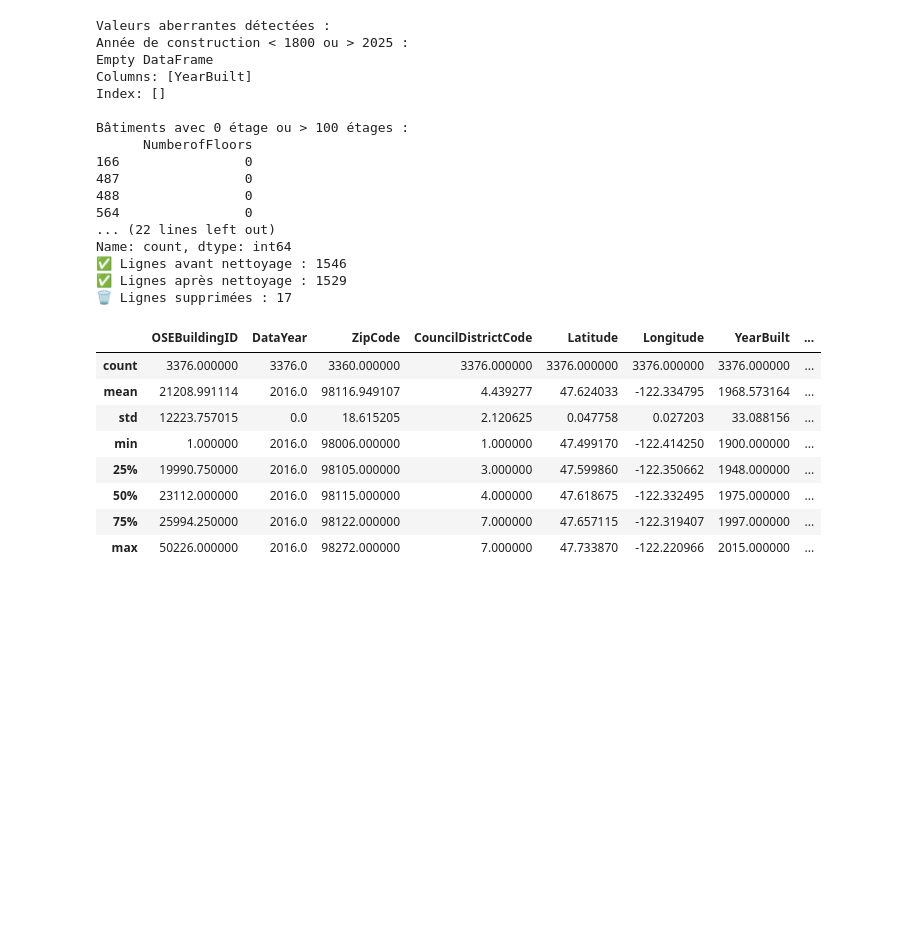
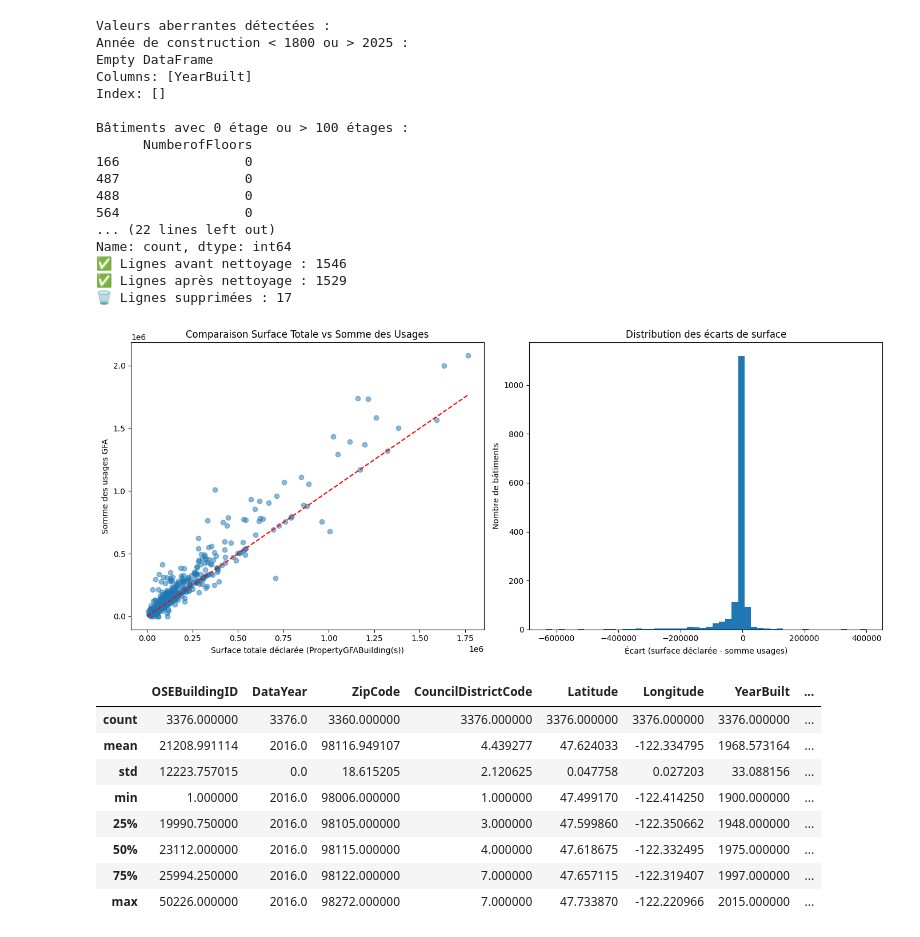
Before and after one commit to JodyGs/p3-besoins-batiments, a Jupyter notebook: P3_template_modelistation_supervisee_data_scientist (1).ipynb, the cells around one changed output. Drawn from its saved outputs; the diff is of its cells as text; code cells hidden in the pictures; blank space fills up the shorter version.

Commit message:
comparison of different surfaces

```diff
--- a/P3_template_modelistation_supervisee_data_scientist (1).ipynb
+++ b/P3_template_modelistation_supervisee_data_scientist (1).ipynb
@@ -194,6 +194,46 @@ Name: count, dtype: int64
 ✅ Lignes avant nettoyage : 1546
 ✅ Lignes après nettoyage : 1529
 🗑️ Lignes supprimées : 17
+# %%
+cols_to_check = [
+    'PropertyGFABuilding(s)',
+    'LargestPropertyUseTypeGFA',
+    'SecondLargestPropertyUseTypeGFA',
+    'ThirdLargestPropertyUseTypeGFA'
+]
+
+# 3️⃣ Extraire les colonnes concernées
+df_use = building_consumption[cols_to_check].copy()
+
+# 4️⃣ Calcul de la somme des usages déclarés (en remplaçant les NaN par 0)
+df_use['Somme_GFAs'] = df_use[
+    ['LargestPropertyUseTypeGFA', 'SecondLargestPropertyUseTypeGFA', 'ThirdLargestPropertyUseTypeGFA']
+].fillna(0).sum(axis=1)
+
+# 5️⃣ Calcul de l'écart entre surface déclarée et somme des usages
+df_use['Ecart'] = df_use['PropertyGFABuilding(s)'] - df_use['Somme_GFAs']
+
+# 6️⃣ Affichage des graphes
+fig, axes = plt.subplots(1, 2, figsize=(14, 6))
+
+# ➤ Scatter plot : Surface déclarée vs Somme des usages
+axes[0].scatter(df_use['PropertyGFABuilding(s)'], df_use['Somme_GFAs'], alpha=0.5)
+axes[0].plot([0, df_use['PropertyGFABuilding(s)'].max()],
+             [0, df_use['PropertyGFABuilding(s)'].max()], 'r--')
+axes[0].set_xlabel("Surface totale déclarée (PropertyGFABuilding(s))")
+axes[0].set_ylabel("Somme des usages GFA")
+axes[0].set_title("Comparaison Surface Totale vs Somme des Usages")
+
+# ➤ Histogramme des écarts
+axes[1].hist(df_use['Ecart'].dropna(), bins=50)
+axes[1].set_xlabel("Écart (surface déclarée - somme usages)")
+axes[1].set_ylabel("Nombre de bâtiments")
+axes[1].set_title("Distribution des écarts de surface")
+
+plt.tight_layout()
+plt.show()
+# %% [output]
+[figure, added]
 # %%
 
 #building_consumption.loc[building_consumption['OSEBuildingID'].duplicated(keep=False),:]
```
